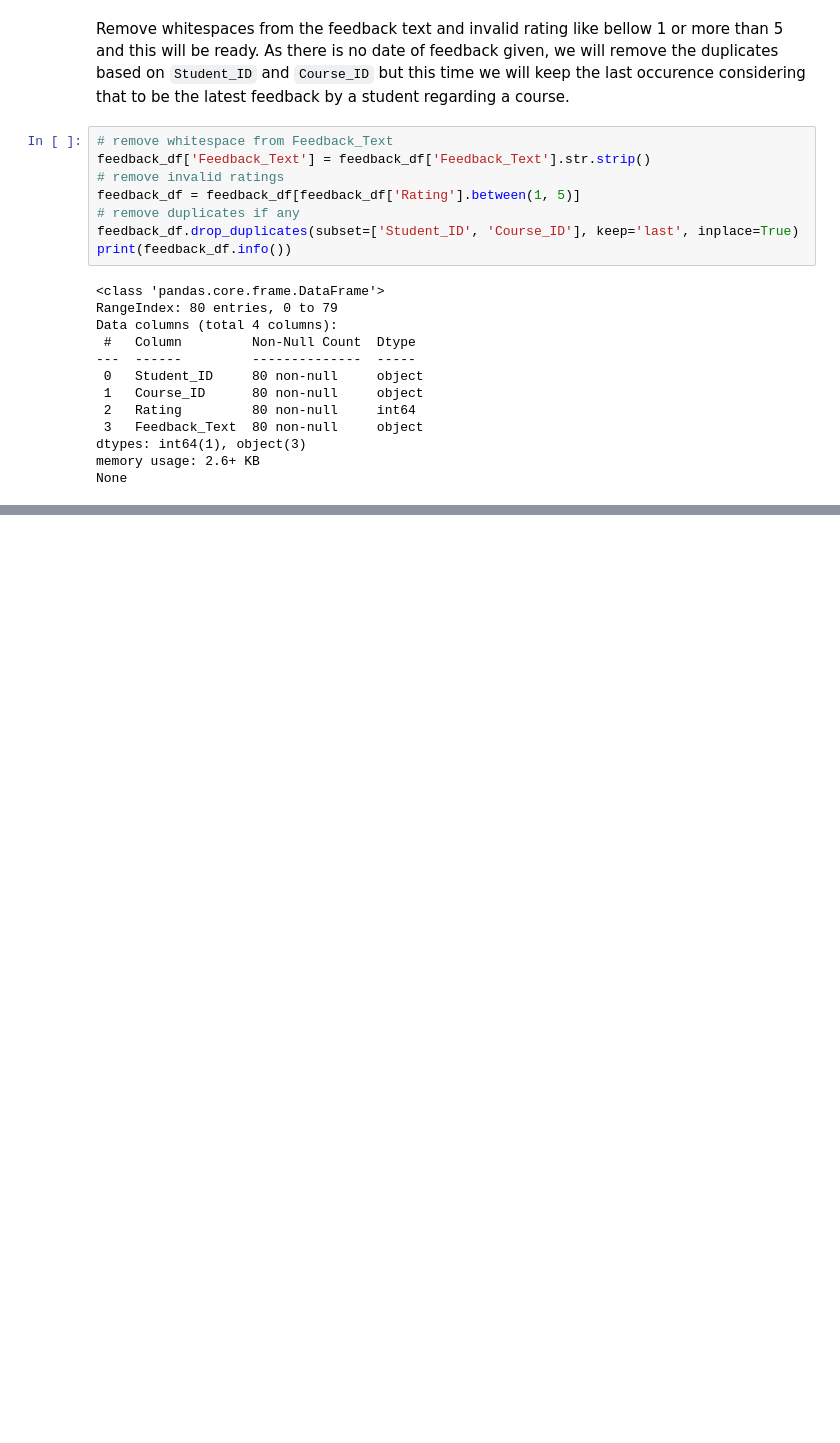
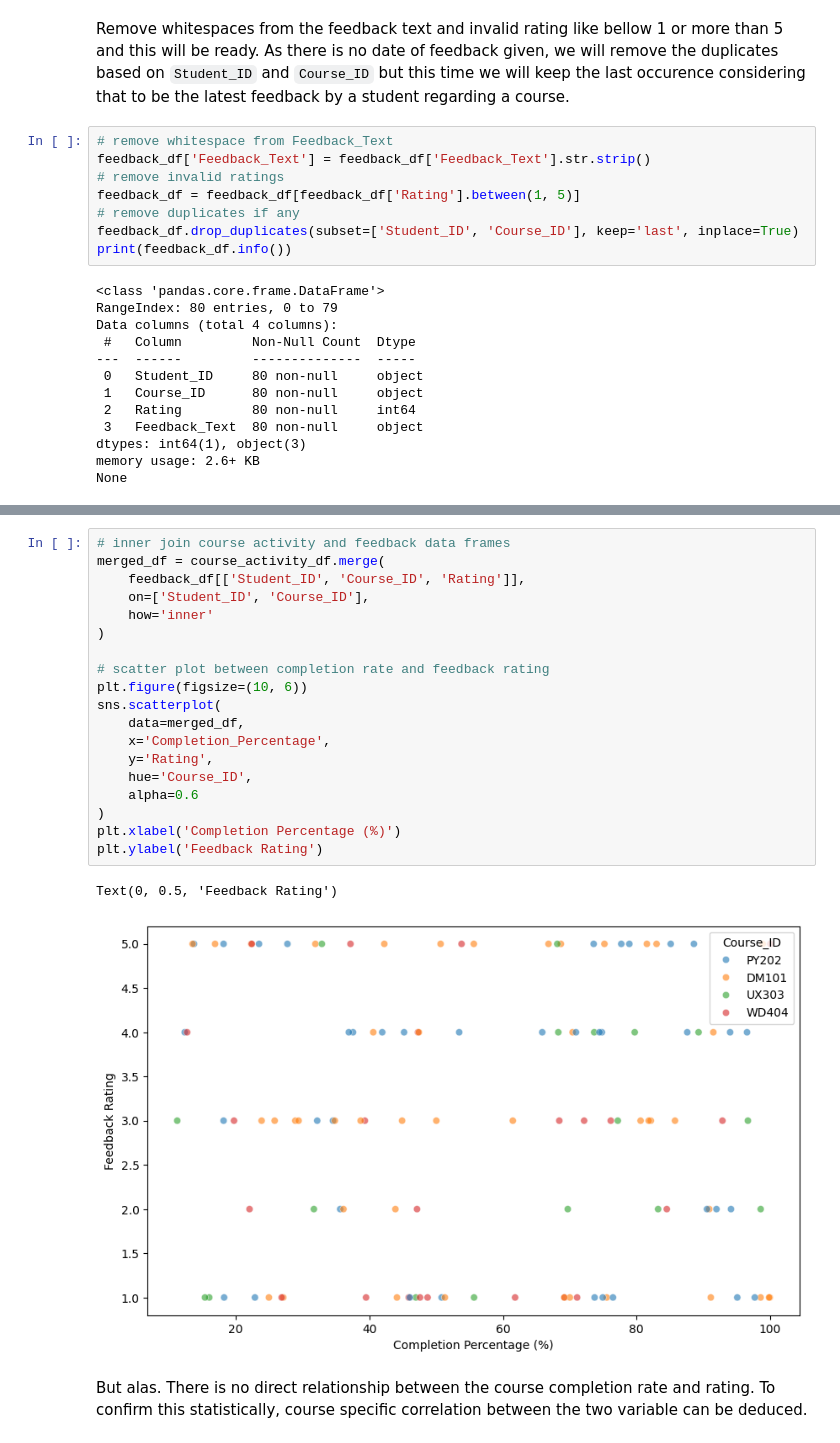
Before and after one commit to kiran86/zylentrix-data-analysis, a Jupyter notebook: zylentrix-analysis.ipynb, the cells around one changed output, grey strips where cells are left out. Drawn from its saved outputs; the diff is of its cells as text; blank space fills up the shorter version.

```diff
--- a/zylentrix-analysis.ipynb
+++ b/zylentrix-analysis.ipynb
@@ -192,0 +314,24 @@ Now the cleaning is done, analysis can be started.
+# %%
+# inner join course activity and feedback data frames
+merged_df = course_activity_df.merge(
+    feedback_df[['Student_ID', 'Course_ID', 'Rating']],
+    on=['Student_ID', 'Course_ID'],
+    how='inner'
+)
+
+# scatter plot between completion rate and feedback rating
+plt.figure(figsize=(10, 6))
+sns.scatterplot(
+    data=merged_df,
+    x='Completion_Percentage',
+    y='Rating',
+    hue='Course_ID',
+    alpha=0.6
+)
+plt.xlabel('Completion Percentage (%)')
+plt.ylabel('Feedback Rating')
+# %% [output]
+Text(0, 0.5, 'Feedback Rating')
+[figure, added]
+# %% [markdown]
+But alas. There is no direct relationship between the course completion rate and rating. To confirm this statistically, course specific correlation between the two variable can be deduced.
```
Also changed, not shown: parts of 18 cells of this notebook, 1 other file.
